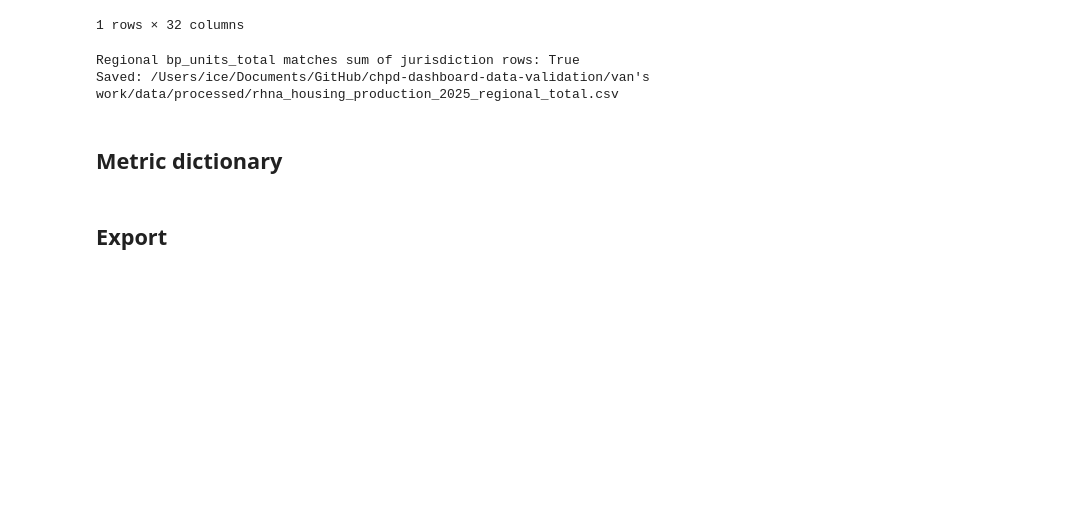
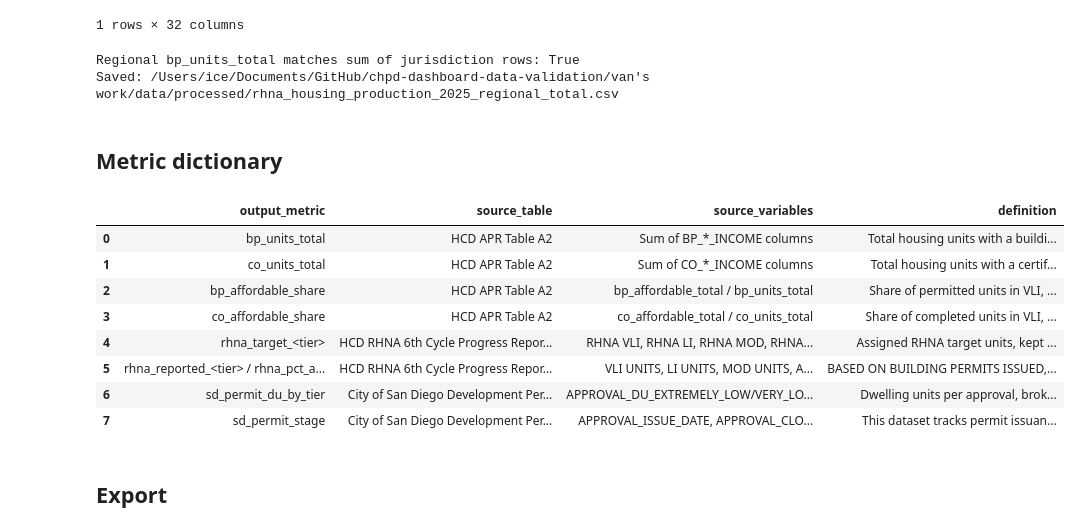
Before and after one commit to laurenthanhvo/chpd-dashboard-data-validation, a Jupyter notebook: van's work/notebooks/rhna_housing_production.ipynb, the cells around one changed output. Cells and saved outputs as stored; diff of their text form; code cells hidden in the pictures; blank space fills up the shorter version.

```diff
--- a/van's work/notebooks/rhna_housing_production.ipynb
+++ b/van's work/notebooks/rhna_housing_production.ipynb
@@ -855,35 +865,45 @@ metric_dictionary = pd.DataFrame([
         "output_metric": "co_affordable_share",
         "source_table": "HCD APR Table A2",
         "source_variables": "co_affordable_total / co_units_total",
         "definition": "Share of completed units in VLI, LI, or Moderate income categories (excludes Above Moderate)",
     },
     {
         "output_metric": "rhna_target_<tier>",
         "source_table": "HCD RHNA 6th Cycle Progress Report (Table B)",
         "source_variables": "RHNA VLI, RHNA LI, RHNA MOD, RHNA ABOVE MOD",
         "definition": "Assigned RHNA target units, kept separate per income tier (very_low, low, moderate, above_moderate) for the 6th Cycle planning period, per jurisdiction -- plus rhna_target_total for the summed value",
     },
     {
-        "output_metric": "rhna_reported_<tier> / rhna_pct_achieved_<tier>",
+        "output_metric": "rhna_reported_<tier> / rhna_pct_achieved_<tier> / rhna_remaining_<tier>",
         "source_table": "HCD RHNA 6th Cycle Progress Report (Table B)",
         "source_variables": "VLI UNITS, LI UNITS, MOD UNITS, ABOVE MOD UNITS",
-        "definition": "Units reported and percent of target achieved, kept separate per income tier, per jurisdiction. Cumulative cycle-to-date, not year-by-year. rhna_units_reported_total / rhna_pct_achieved are the summed/overall equivalents",
+        "definition": "BASED ON BUILDING PERMITS ISSUED, not completed units -- this is HCD's own RHNA-credit methodology, not a choice made here. Kept separate per income tier, per jurisdiction. Cumulative cycle-to-date, not year-by-year. Do not conflate with co_units_total (completions), which is a different measure used for housing production, not RHNA progress. rhna_units_reported_total / rhna_pct_achieved / rhna_remaining_total are the summed/overall equivalents",
     },
     {
         "output_metric": "sd_permit_du_by_tier",
         "source_table": "City of San Diego Development Permits (Active + Closed approvals)",
         "source_variables": "APPROVAL_DU_EXTREMELY_LOW/VERY_LOW/LOW/MODERATE/ABOVE_MODERATE",
         "definition": "Dwelling units per approval, broken out by income tier, City of San Diego only. Separate ADU (APPROVAL_ADU_*) and JADU (APPROVAL_JADU_*) columns exist alongside standard units",
     },
     {
         "output_metric": "sd_permit_stage",
         "source_table": "City of San Diego Development Permits (Active + Closed approvals)",
         "source_variables": "APPROVAL_ISSUE_DATE, APPROVAL_CLOSE_DATE, approval_status",
         "definition": "This dataset tracks permit issuance and closure only -- it has no certificate-of-occupancy / completion field equivalent to APR's CO_* columns",
     },
 ])
 metric_dictionary.to_csv(DOCS_DIR / "rhna_housing_production_metric_dictionary.csv", index=False)
 metric_dictionary
+# %% [output]
+|  | output_metric | source_table | source_variables | definition |
+| 0 | bp_units_total | HCD APR Table A2 | Sum of BP_*_INCOME columns | Total housing units with a buildi... |
+| 1 | co_units_total | HCD APR Table A2 | Sum of CO_*_INCOME columns | Total housing units with a certif... |
+| 2 | bp_affordable_share | HCD APR Table A2 | bp_affordable_total / bp_units_total | Share of permitted units in VLI, ... |
+| 3 | co_affordable_share | HCD APR Table A2 | co_affordable_total / co_units_total | Share of completed units in VLI, ... |
+| 4 | rhna_target_<tier> | HCD RHNA 6th Cycle Progress Repor... | RHNA VLI, RHNA LI, RHNA MOD, RHNA... | Assigned RHNA target units, kept ... |
+| 5 | rhna_reported_<tier> / rhna_pct_a... | HCD RHNA 6th Cycle Progress Repor... | VLI UNITS, LI UNITS, MOD UNITS, A... | BASED ON BUILDING PERMITS ISSUED,... |
+| 6 | sd_permit_du_by_tier | City of San Diego Development Per... | APPROVAL_DU_EXTREMELY_LOW/VERY_LO... | Dwelling units per approval, brok... |
+| 7 | sd_permit_stage | City of San Diego Development Per... | APPROVAL_ISSUE_DATE, APPROVAL_CLO... | This dataset tracks permit issuan... |
 # %% [markdown]
 ## Export
 # %%
```
Also changed, not shown: parts of 5 cells of this notebook, 3 other files.
